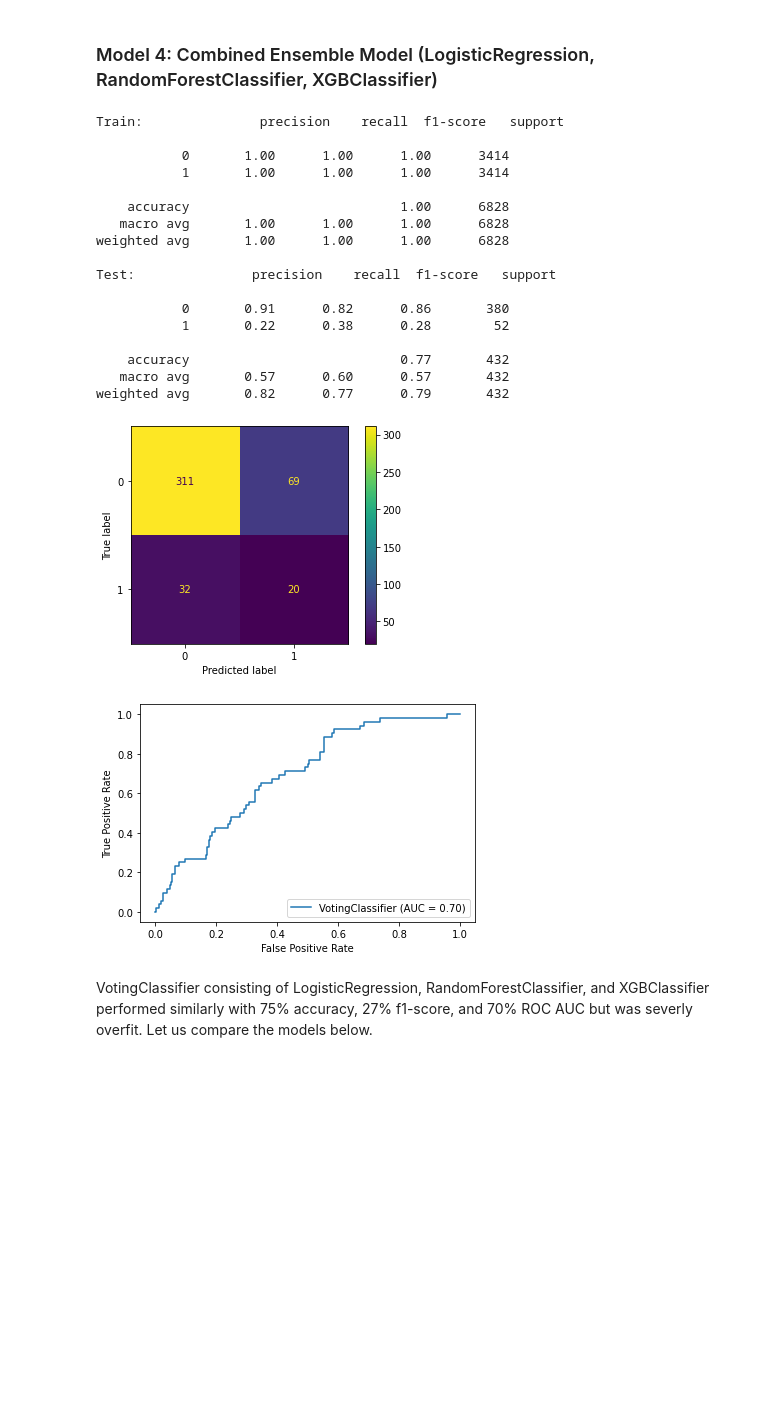
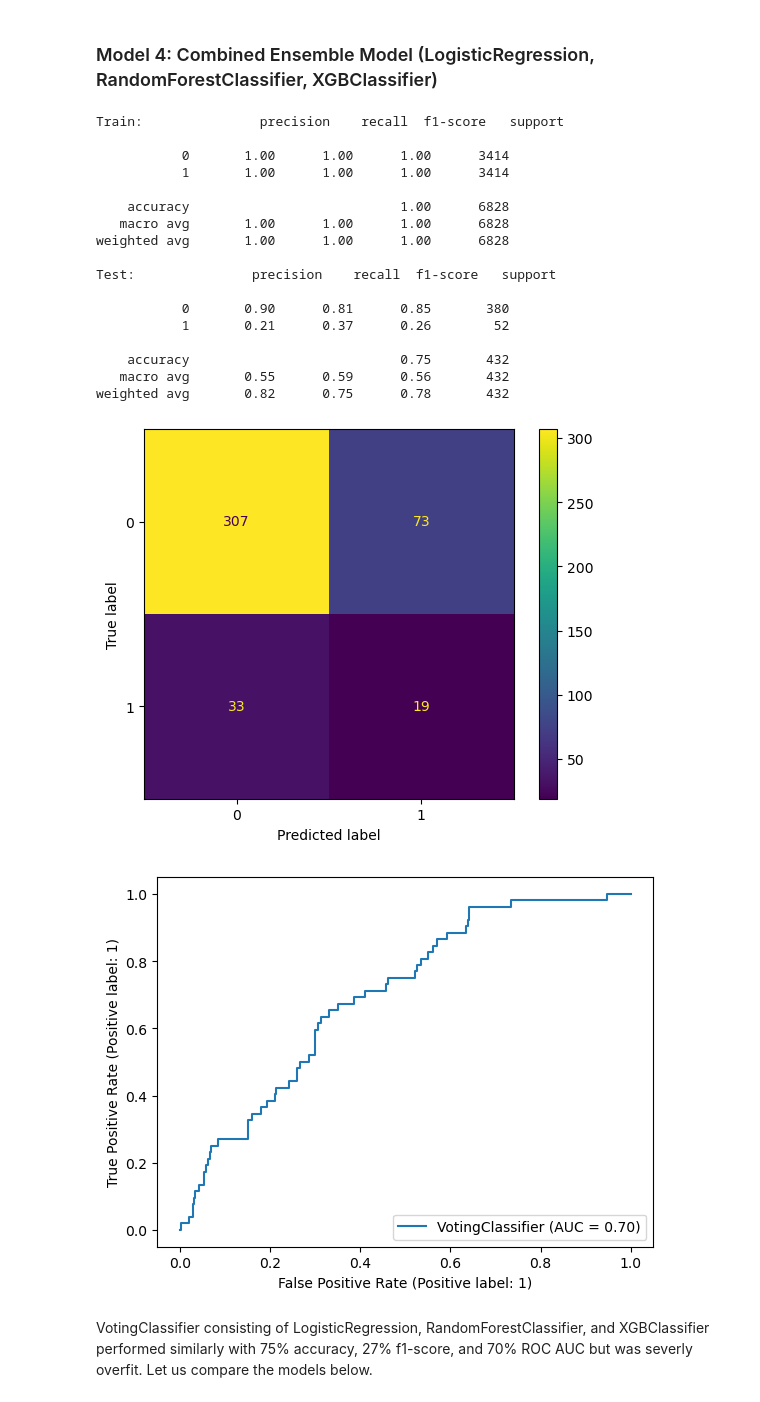
Before and after one commit to RH3421/Reducing_NBA_Injuries, a Jupyter notebook: Main_Notebook.ipynb, the cells around one changed output. Saved outputs shown, nothing was run; the diff lists cells and outputs as text; code cells hidden in the pictures; blank space fills up the shorter version.

```diff
--- a/Main_Notebook.ipynb
+++ b/Main_Notebook.ipynb
@@ -673,42 +698,42 @@ XGBClassifier with GridSearchCV hyperparameter optimization underperformed the R
 # Combined hypertuned prior models for ultimate ensemble
 clf1 = LogisticRegression(max_iter=100, C = 1, class_weight= {0:1,1:1.75}, penalty='l1', solver='saga')
 clf2 = RandomForestClassifier(class_weight= {0: 1, 1: 5}, criterion='entropy', max_depth=50)
 clf3 = XGBClassifier(booster='gbtree', eta=0.25, scale_pos_weight = 1000, max_depth=15)
 
 w_avg = VotingClassifier(estimators=[
     ('lr', clf1),
     ('rf', clf2),
     ('xgb', clf3)],
      voting='soft')
 w_avg.fit(X_train_scaled, y_train)
 y_hat_train = w_avg.predict(X_train_scaled)
 y_hat_test = w_avg.predict(X_test_scaled)
 print(f'Train: {classification_report(y_train, y_hat_train)}')
 print(f'Test: {classification_report(y_test, y_hat_test)}')
 
 # Plot confusion matrix and ROC AUC
-plot_confusion_matrix(w_avg, X_test_scaled, y_test)
-plot_roc_curve(w_avg, X_test_scaled, y_test);
+ConfusionMatrixDisplay.from_estimator(w_avg, X_test_scaled, y_test)
+RocCurveDisplay.from_estimator(w_avg, X_test_scaled, y_test);
 # %% [output]
 Train:               precision    recall  f1-score   support
 
            0       1.00      1.00      1.00      3414
            1       1.00      1.00      1.00      3414
 
     accuracy                           1.00      6828
    macro avg       1.00      1.00      1.00      6828
 weighted avg       1.00      1.00      1.00      6828
 
 Test:               precision    recall  f1-score   support
 
-           0       0.91      0.82      0.86       380
-           1       0.22      0.38      0.28        52
+           0       0.90      0.81      0.85       380
+           1       0.21      0.37      0.26        52
 
-    accuracy                           0.77       432
-   macro avg       0.57      0.60      0.57       432
-weighted avg       0.82      0.77      0.79       432
+    accuracy                           0.75       432
+   macro avg       0.55      0.59      0.56       432
+weighted avg       0.82      0.75      0.78       432
-[figure, old version]
+[figure, new version]
-[figure, old version]
+[figure, new version]
 # %% [markdown]
 VotingClassifier consisting of LogisticRegression, RandomForestClassifier, and XGBClassifier performed similarly with 75% accuracy, 27% f1-score, and 70% ROC AUC but was severly overfit. Let us compare the models below.
 # %% [markdown]
```
Also changed, not shown: parts of 13 cells of this notebook.
